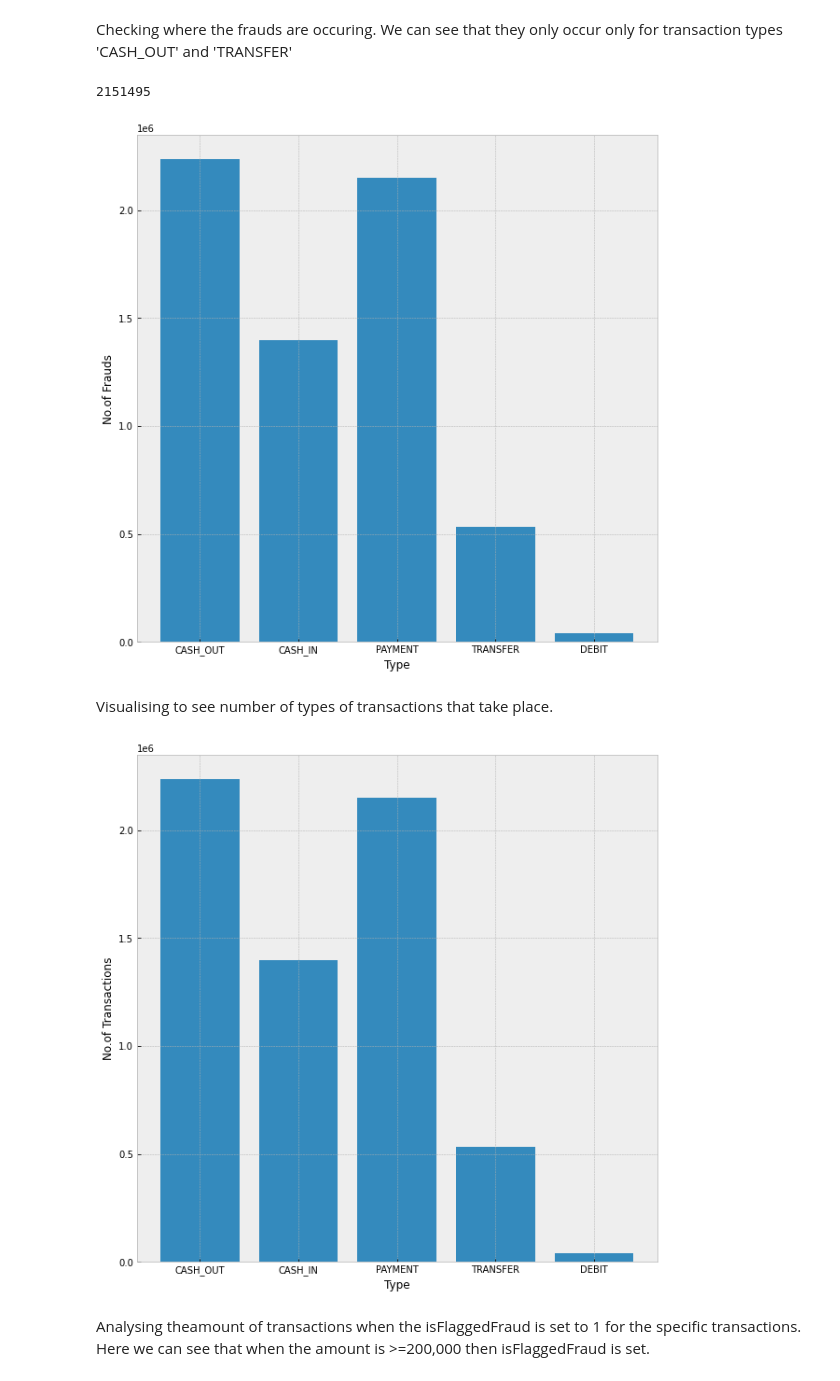
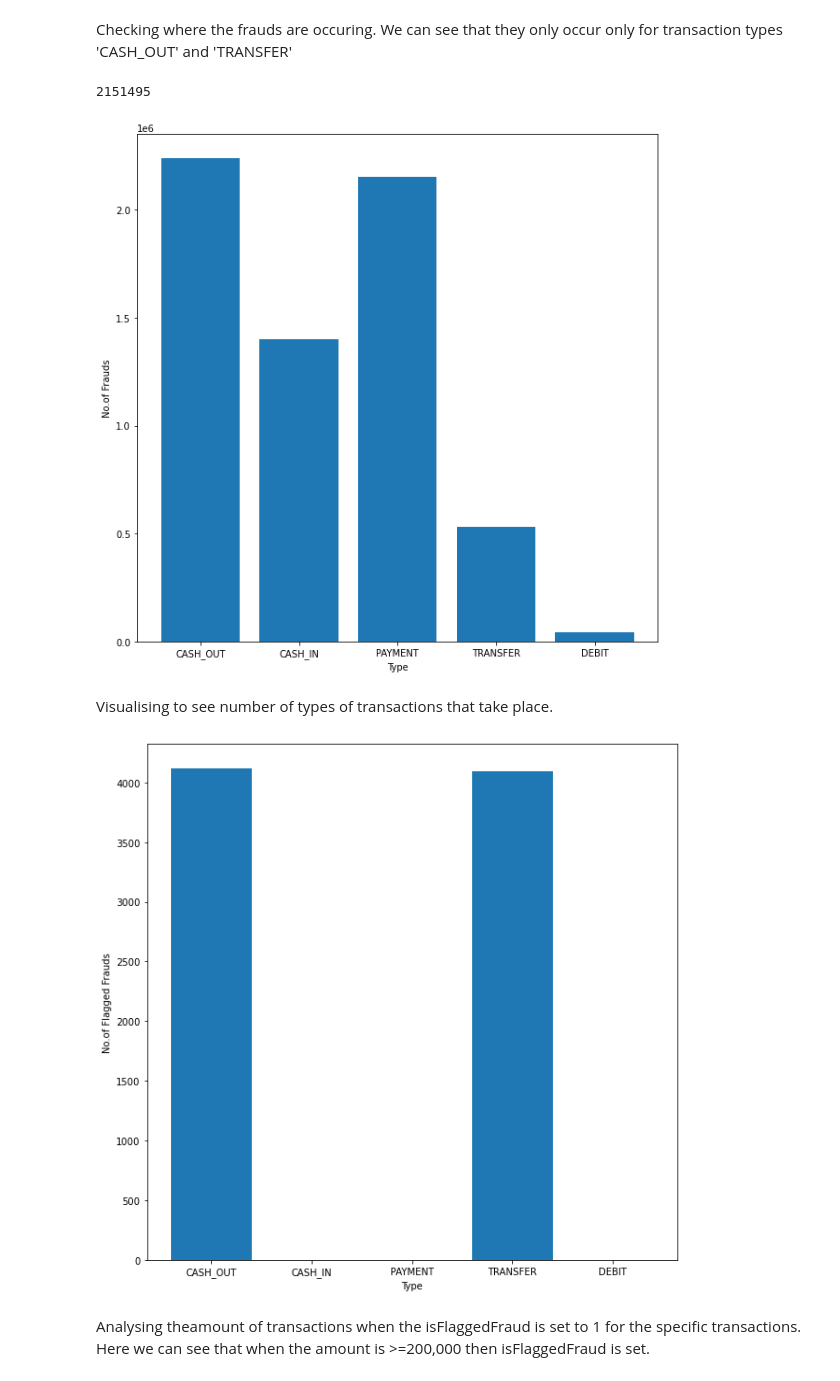
Before and after one commit to Bhavya-Hingorani/Cyber-Seth, a Jupyter notebook: moduleINF.ipynb, the cells around one changed output. Cells and saved outputs as stored; diff of their text form; code cells hidden in the pictures.

Commit message:
DCT model visualised

```diff
--- a/moduleINF.ipynb
+++ b/moduleINF.ipynb
@@ -42,7 +41,7 @@ from sklearn.metrics import confusion_matrix
 import warnings
 warnings.filterwarnings("ignore")
 # %%
-dataFrame = pd.read_csv('C:\\Users\\sharm\\Desktop\\dataset.csv')
+dataFrame = pd.read_csv('dataset.csv')
 #C:\\Users\\sharm\\Desktop\\dataset.csv
 #'../dataset.csv'
 # %% [markdown]
@@ -81,27 +80,25 @@ plt.ylabel("No.of Frauds")
 plt.show()
 # %% [output]
 2151495
-[figure, old version]
+[figure, new version]
 # %% [markdown]
 Visualising to see number of types of transactions that take place.
 # %%
-transactionOut = len(dataFrame[dataFrame['type']=='CASH_OUT'])
-transactionIn = len(dataFrame[dataFrame['type']=='CASH_IN'])
-transactionPayment = len(dataFrame[dataFrame['type']=='PAYMENT'])
-transactionTransfer = len(dataFrame[dataFrame['type']=='TRANSFER'])
-transactionDebit = len(dataFrame[dataFrame['type']=='DEBIT'])
+fraudsOut = len(dataFrame[(dataFrame['isFraud']==1)  ][dataFrame['type']=='CASH_OUT'])
+fraudsIn = len(dataFrame[(dataFrame['isFraud']==1)  ][dataFrame['type']=='CASH_IN'])
+fraudsPayment = len(dataFrame[(dataFrame['isFraud']==1)  ][dataFrame['type']=='PAYMENT'])
+fraudsTransfer = len(dataFrame[(dataFrame['isFraud']==1)  ][dataFrame['type']=='TRANSFER'])
+fraudsDebit = len(dataFrame[(dataFrame['isFraud']==1)  ][dataFrame['type']=='DEBIT'])
 
 plt.figure(figsize=[10,10])
-numberOfTransxn = [transactionOut, transactionIn, transactionPayment,transactionTransfer, transactionDebit ]
+numberOfFrauds = [fraudsOut, fraudsIn, fraudsPayment,fraudsTransfer, fraudsDebit ]
 tick_label = ['CASH_OUT','CASH_IN','PAYMENT','TRANSFER','DEBIT']
-
-plt.bar(tick_label,numberOfTransxn)
-# plt.bar(tick_label,numberOfFrauds,color=['black', 'red', 'green', 'blue', 'cyan'])
+plt.bar(tick_label,numberOfFrauds)
 plt.xlabel("Type")
-plt.ylabel("No.of Transactions")
+plt.ylabel("No.of Flagged Frauds")
 plt.show()
 # %% [output]
-[figure, old version]
+[figure, new version]
 # %% [markdown]
 Analysing theamount of transactions when the isFlaggedFraud is set to 1 for the specific transactions. Here we can see that when the amount is >=200,000 then isFlaggedFraud is set.
 # %%
```
Also changed, not shown: parts of 23 cells of this notebook, 1 other file.
